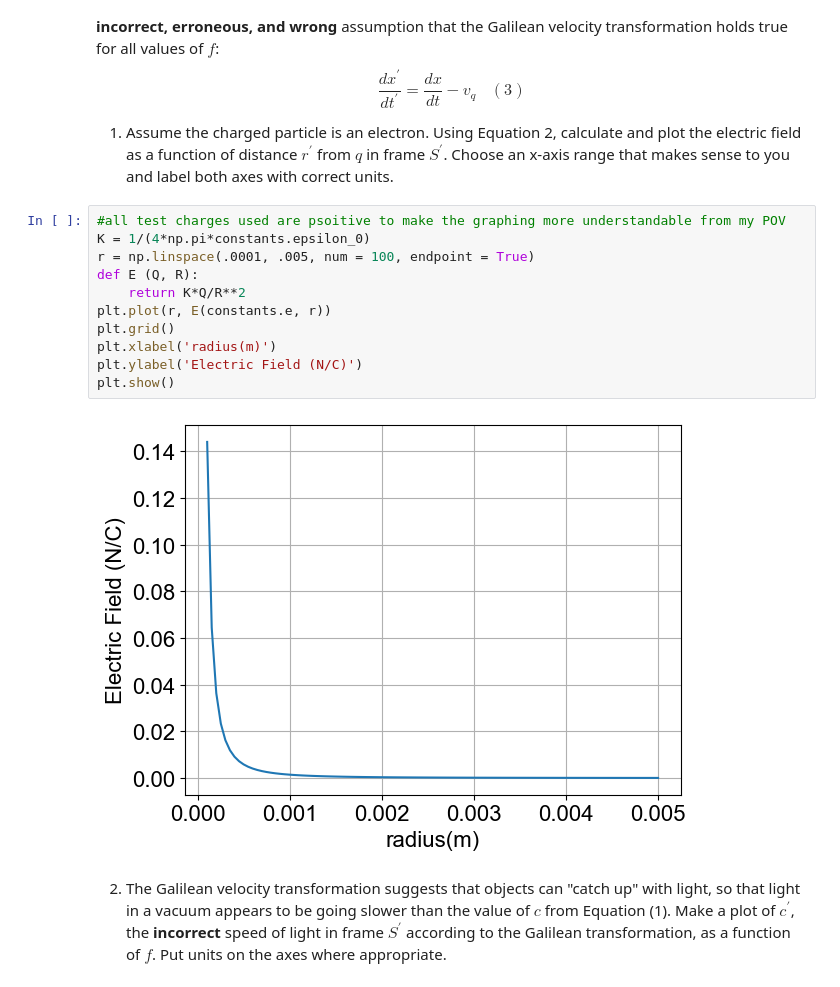
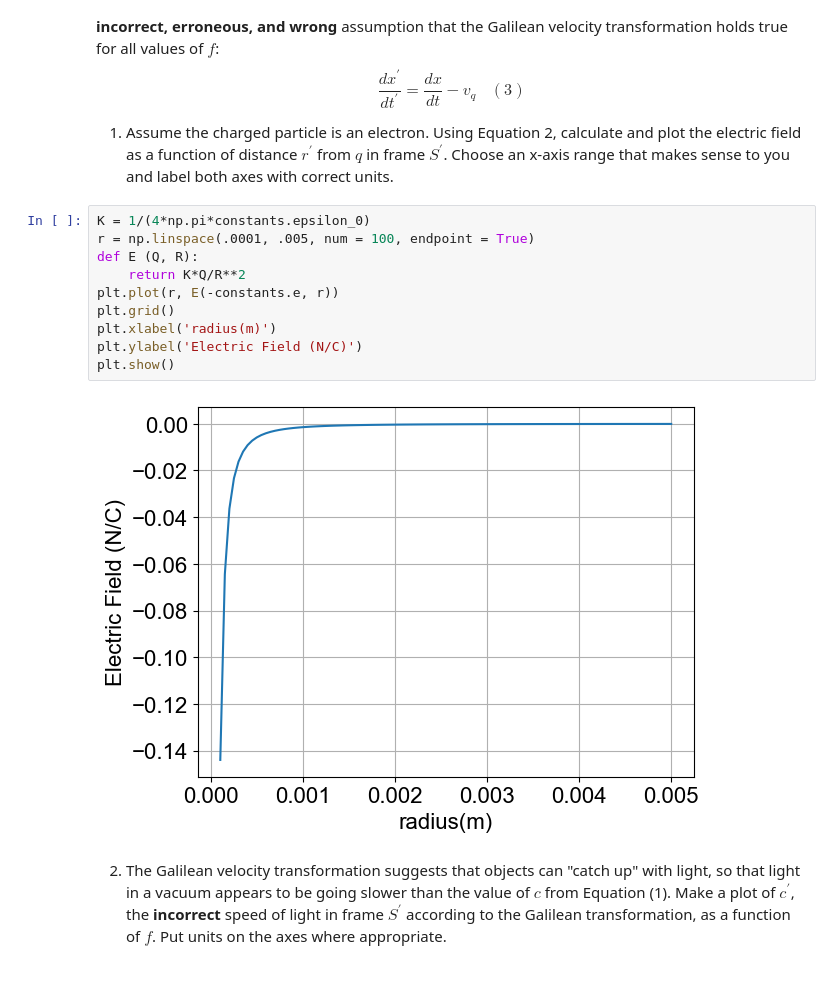
Before and after one commit to RafeWilkinson/Phys30924, a Jupyter notebook: assignment1.ipynb, the cells around one changed output. Saved outputs shown, nothing was run; the diff lists cells and outputs as text.

```diff
--- a/assignment1.ipynb
+++ b/assignment1.ipynb
@@ -45,18 +45,17 @@ To understand Einstein's motivation for developing the special theory of relativ
     <li>Assume the charged particle is an electron. Using Equation 2, calculate and plot the electric field as a function of distance $r^{\prime}$ from $q$ in frame $S^{\prime}$. Choose an x-axis range that makes sense to you and label both axes with correct units.</li>
 </ol>
 # %%
-#all test charges used are psoitive to make the graphing more understandable from my POV
 K = 1/(4*np.pi*constants.epsilon_0)
 r = np.linspace(.0001, .005, num = 100, endpoint = True)
 def E (Q, R):
     return K*Q/R**2
-plt.plot(r, E(constants.e, r))
+plt.plot(r, E(-constants.e, r))
 plt.grid()
 plt.xlabel('radius(m)')
 plt.ylabel('Electric Field (N/C)')
 plt.show()
 # %% [output]
-[figure, old version]
+[figure, new version]
 # %% [markdown]
 <ol start=2>
     <li>The Galilean velocity transformation suggests that objects can "catch up" with light, so that light in a vacuum appears to be going slower than the value of $c$ from Equation (1). Make a plot of $c^{\prime}$, the <strong>incorrect</strong> speed of light in frame $S^{\prime}$ according to the Galilean transformation, as a function of $f$. Put units on the axes where appropriate.</li>
```
Also changed, not shown: parts of 9 cells of this notebook.
